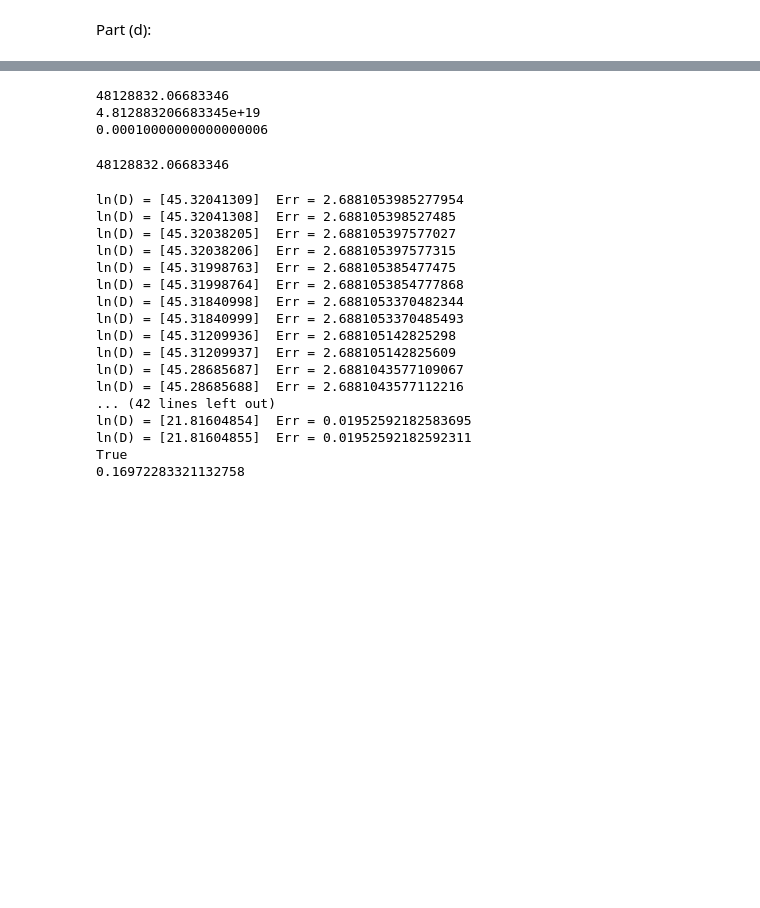
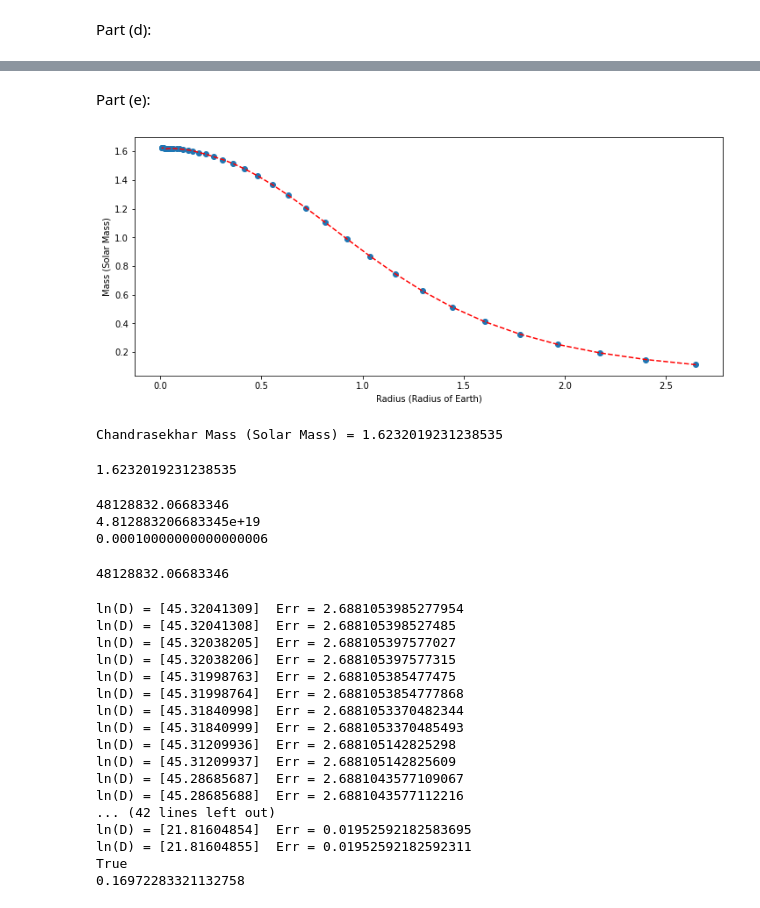
Before and after one commit to tevfikyuce/PHYS514_Final_Project, a Jupyter notebook: finalProject_main.ipynb, the cells around one changed output, grey strips where cells are left out. Cells and saved outputs as stored; diff of their text form; code cells hidden in the pictures; blank space fills up the shorter version.

```diff
--- a/finalProject_main.ipynb
+++ b/finalProject_main.ipynb
@@ -141,3 +200,37 @@ Part (d):
+# %% [markdown]
+Part (e):
+# %%
+#This cell calculates M-R for broad range of rho_c values to find Chandresekhar Mass
+n_points = 40 #Number of rho_c points to be used
+rho_c_vals = rho_c_initial * np.logspace(0.15, 10, n_points) #Central density values to be used
+
+#Calculate R-M values for selected central density values
+R_vals = []
+M_vals = []
+for rho_c in rho_c_vals:
+    R,M = newton_functions.calculate_R_M(rho_c=rho_c, D=D, q=q, K_star=K_star)
+    R_vals.append(R)
+    M_vals.append(M)
+
+R_vals = np.asarray(R_vals).astype(float)
+M_vals = np.asarray(M_vals).astype(float)
+
+#Plotting the values
+plt.figure(figsize=(12,5))
+plt.scatter(x=R_vals/earth_radius, y=M_vals/solar_mass)
+plt.plot(R_vals/earth_radius, M_vals/solar_mass, '--', color='red')
+plt.xlabel('Radius (Radius of Earth)')
+plt.ylabel('Mass (Solar Mass)')
+plt.show()
+
+print('Chandrasekhar Mass (Solar Mass) = ' + str(M_vals[-1]/solar_mass))
+# %% [output]
+[figure, added]
+Chandrasekhar Mass (Solar Mass) = 1.6232019231238535
+# %%
+print(M_vals[-1]/solar_mass)
+# %% [output]
+1.6232019231238535
 # %%
 #Parameters
 q = 3
```
Also changed, not shown: parts of 6 cells of this notebook, 3 other files.
